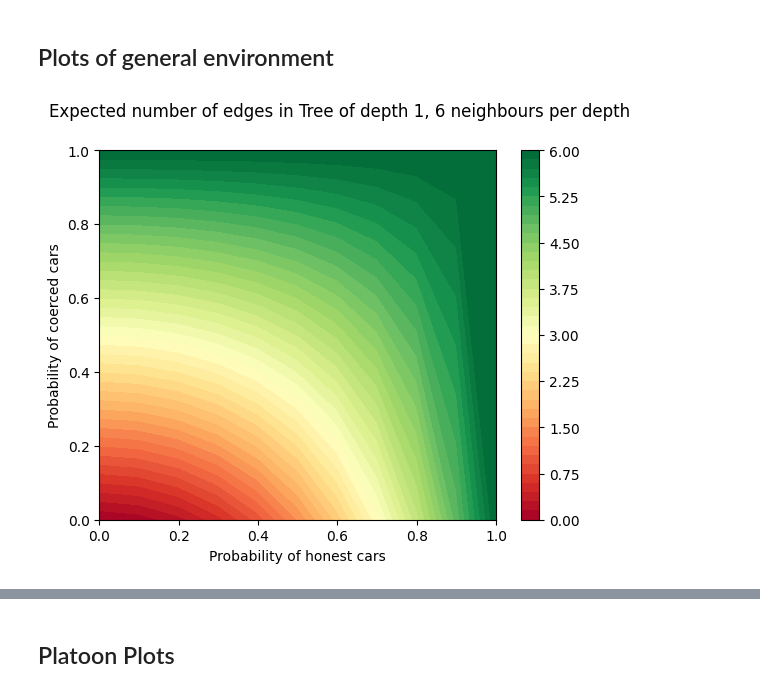
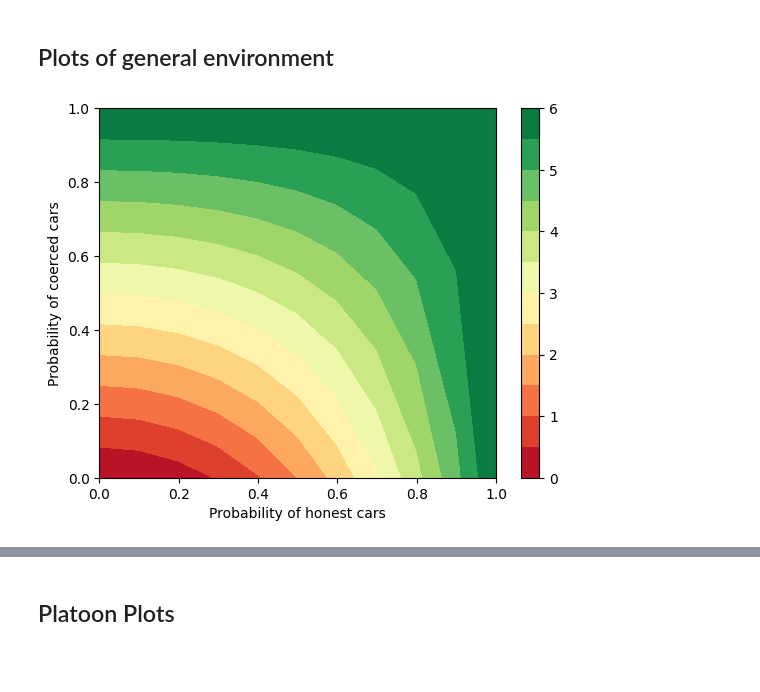
Before and after one commit to aidamanzano/TPoP-PGM, a Jupyter notebook: plots.ipynb, the cells around one changed output, grey strips where cells are left out. Cells and saved outputs as stored; diff of their text form; code cells hidden in the pictures; blank space fills up the shorter version.

```diff
--- a/plots.ipynb
+++ b/plots.ipynb
@@ -9,7 +9,7 @@ import pandas as pd
 fig = plt.figure()
 
 
-fig.suptitle('Expected number of edges in Tree of depth 1, 6 neighbours per depth')
+#fig.suptitle('Expected number of edges in Tree of depth 1, 6 neighbours per depth')
 directory_pathfile = '/Users/amm3117/Desktop/TPoP PGM simulator/probabilistic_simulations/depth_1_neighbours_6/'
 dataset = sim.full_csv(directory_pathfile)
 
@@ -24,35 +24,35 @@ y = 'Probability of coerced cars'
 
 df_temp = simulations[[x, y, z]].reset_index(drop=True)
 df_temp = df_temp.groupby([x, y]).mean().reset_index()
 #print(df_temp.sort_values([x, y]))
 
 xlist = df_temp[x].values
 ylist = df_temp[y].values
 X, Y = np.meshgrid(xlist, ylist)
 Z = np.zeros(X.shape)
 
 #for each FP that equals 0, set it to a very small value below 1/1000
 for i in range(X.shape[0]):
     for j in range(X.shape[1]):
         z_val = df_temp[z][
             (df_temp[y] == Y[i, j]) & (df_temp[x] == X[i, j])
         ]
         if z_val.empty:
             Z[i, j] = None
 
         else:
             Z[i, j] = z_val
-plt.contourf(X, Y, Z, vmin = 0.0, vmax = 6, cmap='RdYlGn', levels = 48)
+plt.contourf(X, Y, Z, vmin = 0.0, vmax = 6, cmap='RdYlGn', levels = 12)
 
 
 plt.xlabel(x)
 plt.ylabel(y)
 plt.colorbar()
 #fig.colorbar(cp)
 
 ax = fig.get_figure()
 # %% [output]
-[figure, old version]
+[figure, new version]
 # %%
 fig = plt.figure()
 
```
Also changed, not shown: parts of 3 cells of this notebook, 4 other files.
